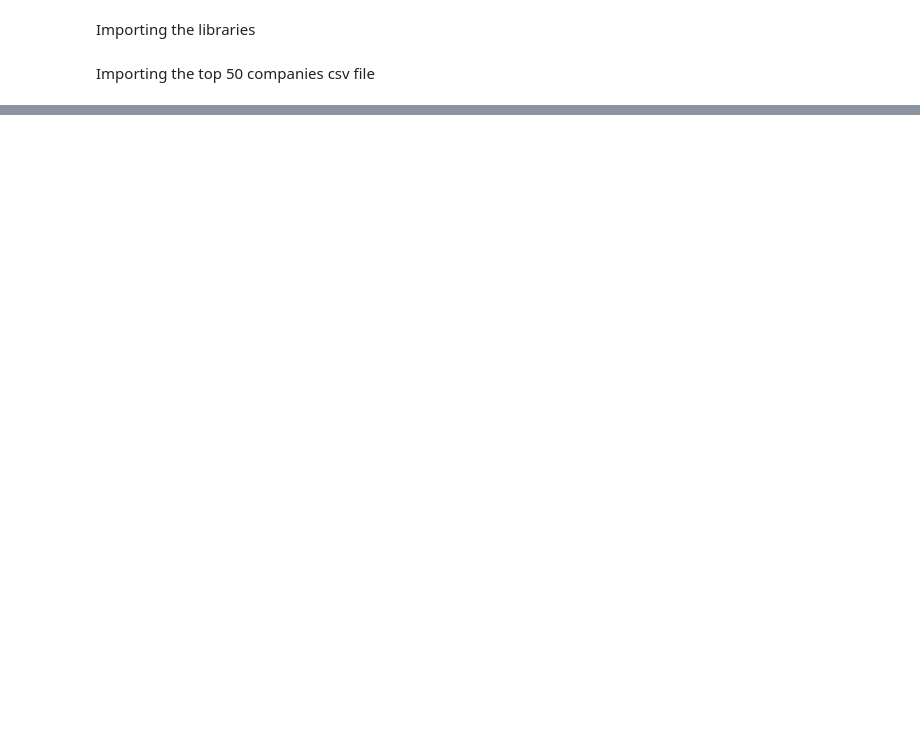
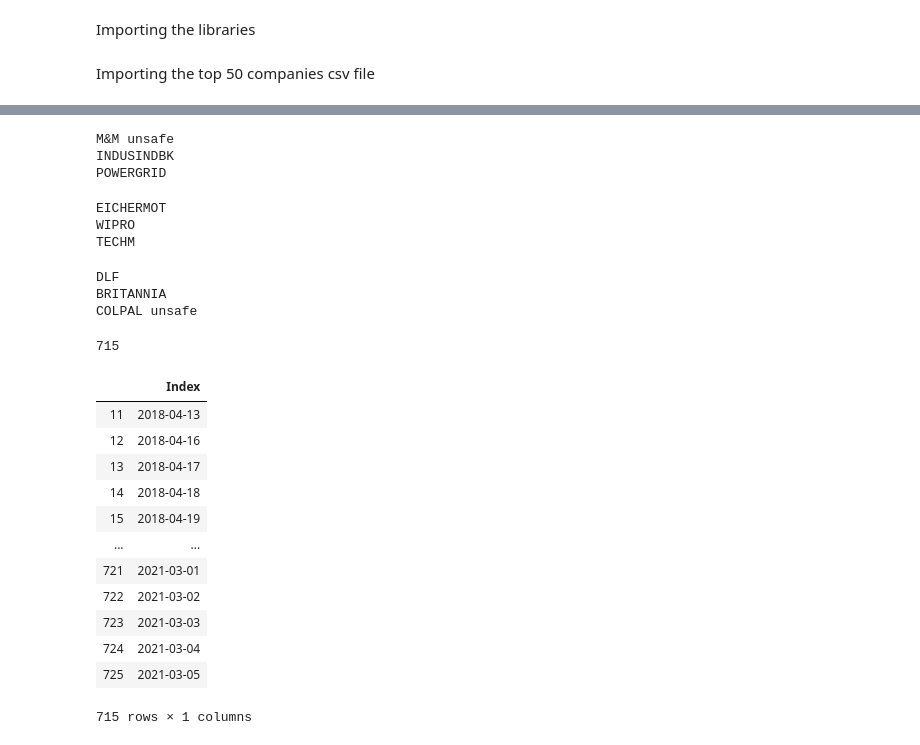
Before and after one commit to rohithandique/ACM-Index-Fund-Project, a Jupyter notebook: Index Fund Value Calculation.ipynb, the cells around one changed output, grey strips where cells are left out. Cells and saved outputs as stored; diff of their text form; code cells hidden in the pictures; blank space fills up the shorter version.

```diff
--- a/Index Fund Value Calculation.ipynb
+++ b/Index Fund Value Calculation.ipynb
@@ -43,0 +255,74 @@ object
+# %%
+for i in range(42, 45):
+    ticker = "BSE:"+df_fix.loc[i, "Security Code"].astype(str)
+    try:
+        stocks = web.DataReader(ticker, "av-daily", start=start_date, end=date(2021, 3, 6), api_key=ALPHAVANTAGE_API_KEY)
+        print(df.loc[i, "Company Ticker"])
+    except ValueError as ve:
+        ticker = "BSE:"+df_fix.loc[i, "Company Ticker"]
+        stocks = web.DataReader(ticker, "av-daily", start=start_date, end=date(2021, 3, 6), api_key=ALPHAVANTAGE_API_KEY)
+        print(df.loc[i, "Company Ticker"], "unsafe")
+    finally:
+        for j in range(n):
+            prices[j]+=stocks['close'][j]*df_fix.loc[i, "Total Shares"]
+# %% [output]
+M&M unsafe
+INDUSINDBK
+POWERGRID
+# %%
+for i in range(45, 48):
+    ticker = "BSE:"+df_fix.loc[i, "Security Code"].astype(str)
+    try:
+        stocks = web.DataReader(ticker, "av-daily", start=start_date, end=date(2021, 3, 6), api_key=ALPHAVANTAGE_API_KEY)
+        print(df.loc[i, "Company Ticker"])
+    except ValueError as ve:
+        ticker = "BSE:"+df_fix.loc[i, "Company Ticker"]
+        stocks = web.DataReader(ticker, "av-daily", start=start_date, end=date(2021, 3, 6), api_key=ALPHAVANTAGE_API_KEY)
+        print(df.loc[i, "Company Ticker"], "unsafe")
+    finally:
+        for j in range(n):
+            prices[j]+=stocks['close'][j]*df_fix.loc[i, "Total Shares"]
+# %% [output]
+EICHERMOT
+WIPRO
+TECHM
+# %%
+for i in range(48, 51):
+    ticker = "BSE:"+df_fix.loc[i, "Security Code"].astype(str)
+    try:
+        stocks = web.DataReader(ticker, "av-daily", start=start_date, end=date(2021, 3, 6), api_key=ALPHAVANTAGE_API_KEY)
+        print(df.loc[i, "Company Ticker"])
+    except ValueError as ve:
+        ticker = "BSE:"+df_fix.loc[i, "Company Ticker"]
+        stocks = web.DataReader(ticker, "av-daily", start=start_date, end=date(2021, 3, 6), api_key=ALPHAVANTAGE_API_KEY)
+        print(df.loc[i, "Company Ticker"], "unsafe")
+    finally:
+        for j in range(n):
+            prices[j]+=stocks['close'][j]*df_fix.loc[i, "Total Shares"]
+# %% [output]
+DLF
+BRITANNIA
+COLPAL unsafe
+# %%
+len(prices)
+# %% [output]
+715
+# %%
+date_index = pd.DataFrame()
+date_index["Index"] = stocks.index
+date_index = date_index.drop(date_index.index[[0,1,2,3,4,5,6,7,8,9,10]])
+date_index
+# %% [output]
+|  | Index |
+| 11 | 2018-04-13 |
+| 12 | 2018-04-16 |
+| 13 | 2018-04-17 |
+| 14 | 2018-04-18 |
+| 15 | 2018-04-19 |
+| ... | ... |
+| 721 | 2021-03-01 |
+| 722 | 2021-03-02 |
+| 723 | 2021-03-03 |
+| 724 | 2021-03-04 |
+| 725 | 2021-03-05 |
+715 rows × 1 columns
```
Also changed, not shown: parts of 19 cells of this notebook, 2 other files.
